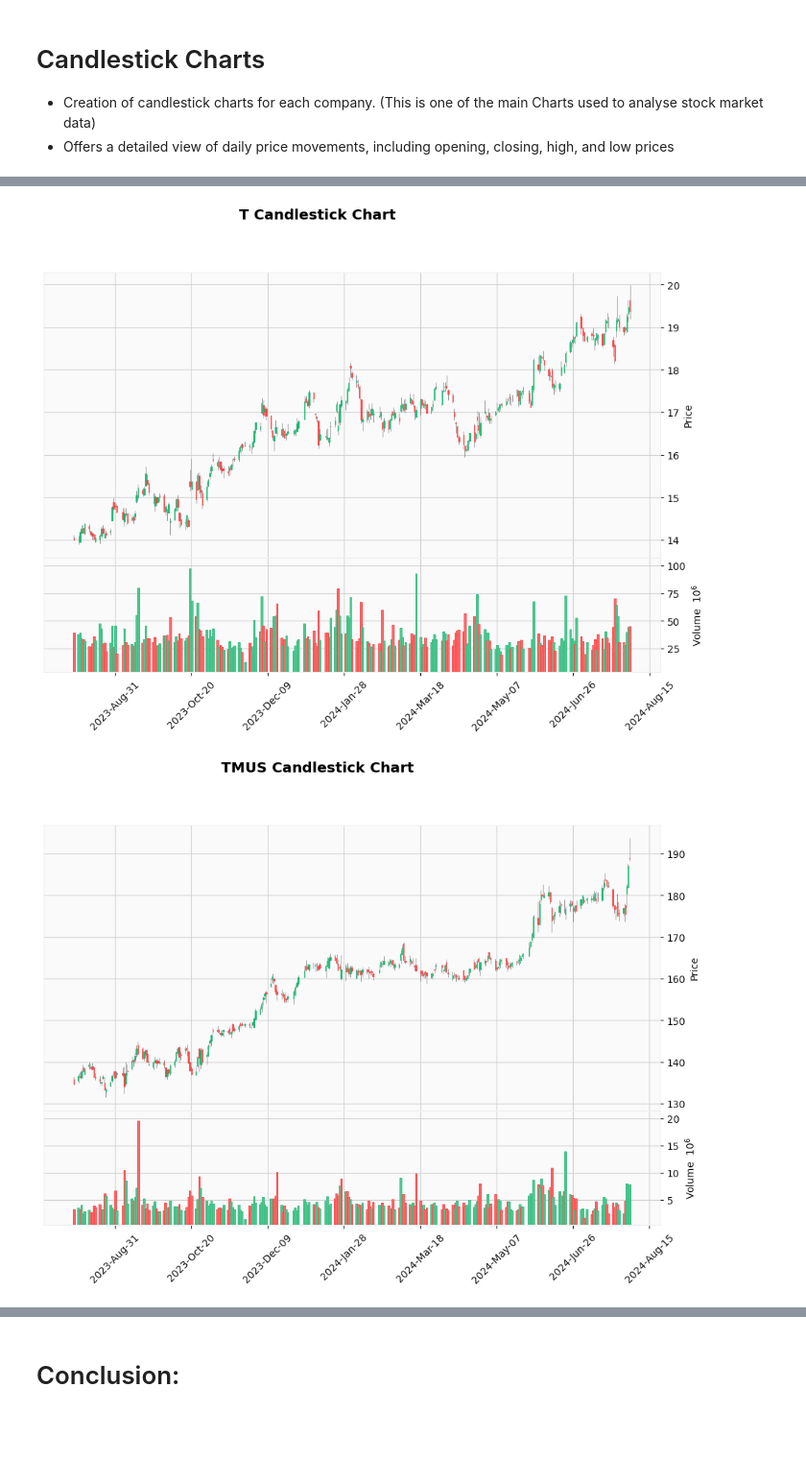
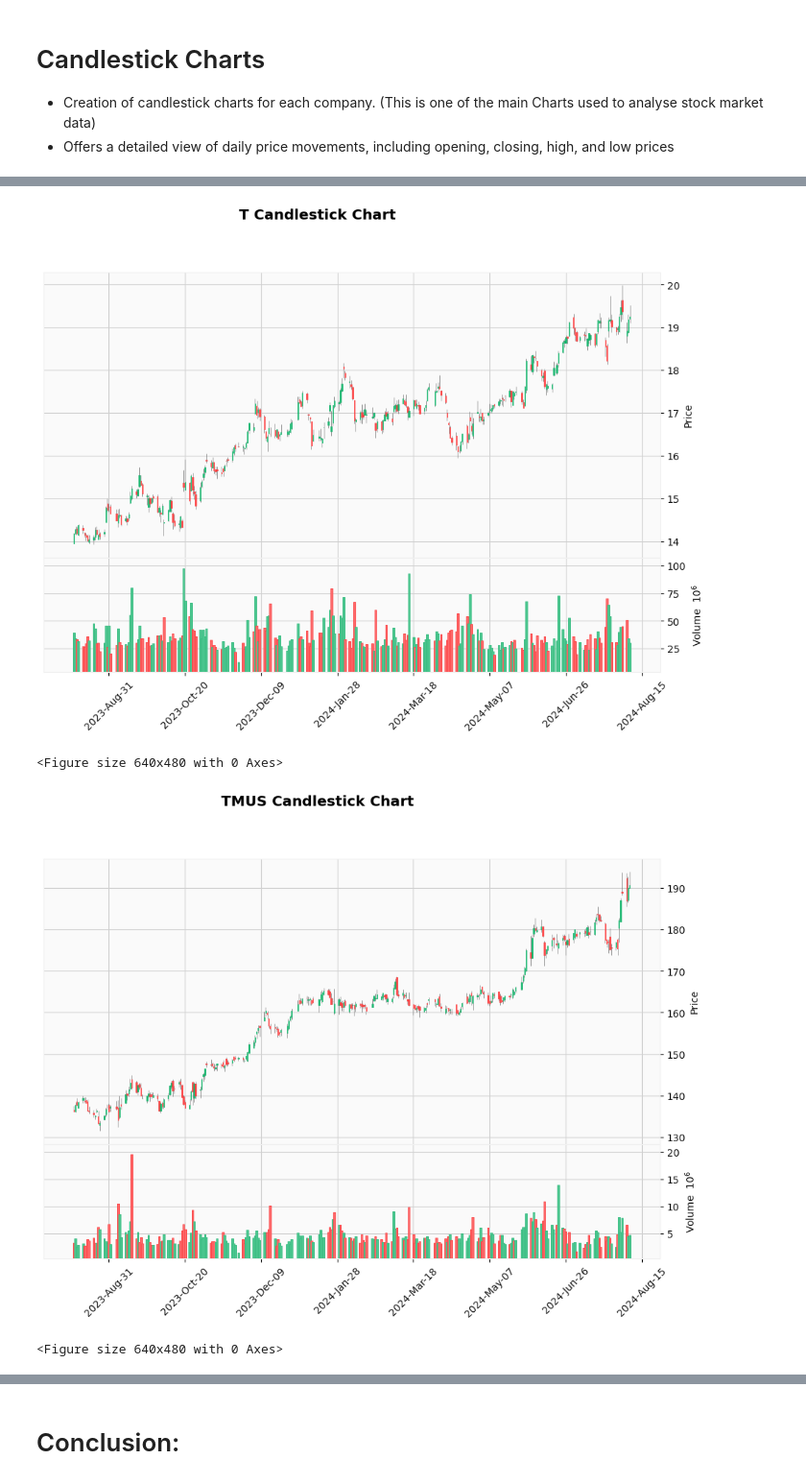
Before and after one commit to Yelemam/Project1-Telecom-Stock, a Jupyter notebook: Telecom_Stock.ipynb, the cells around one changed output, grey strips where cells are left out. Shown at 96% size. Drawn from its saved outputs; the diff is of its cells as text; code cells hidden in the pictures; blank space fills up the shorter version.

```diff
--- a/Telecom_Stock.ipynb
+++ b/Telecom_Stock.ipynb
@@ -267,5 +267,18 @@ plt.show()
    - Provides insight into overall performance over the entire perio.
 # %%
 # calculate and plot Cumulative Returns
-cum_returns = (1 + returns).cumprod()
+cum_returns = (1 + corr_returns).cumprod()
+
+plt.figure(figsize=(12, 6))
+for company in companies:
+    plt.plot(cum_returns[company], label=company)
+plt.title('Cumulative Returns')
+plt.xlabel('Date')
+plt.ylabel('Cumulative Return')
+plt.legend()
+
+# save to file
+plt.savefig('cum_returns.png')
+
+plt.show()
 # %% [output]
@@ -301,5 +314,31 @@ plot_data
 # %%
 # Candlestick plots
+
+for company in companies:
+    # Prepare data for mplfinance
+    plot_data = data[company].copy()
+
+    # Check if columns have multiple levels
+    if isinstance(plot_data.columns, pd.MultiIndex):
+        plot_data.columns = plot_data.columns.droplevel()  # Remove multi-level column index
+
+    # Ensure all required columns are present
+    required_columns = ['Open', 'High', 'Low', 'Close', 'Volume']
+    if not all(col in plot_data.columns for col in required_columns):
+        print(f"Skipping candlestick plot for {company} due to missing required columns")
+        continue
+
+    plot_data = plot_data[required_columns]
+
+    # Create candlestick plot
+    mpf.plot(plot_data, type='candle', volume=True, title=f'{company} Candlestick Chart',
+             style='yahoo', figsize=(12, 8), show_nontrading=True)
+
+    # Save the plot as a PNG file
+    file_name = f'{company}_candlestick_plot.png'
+    plt.savefig(file_name)
 # %% [output]
-[figure, old version]
+[figure, new version]
+<Figure size 640x480 with 0 Axes>
-[figure, old version]
+[figure, new version]
+<Figure size 640x480 with 0 Axes>
```
Also changed, not shown: parts of 18 cells of this notebook, 10 other files.
